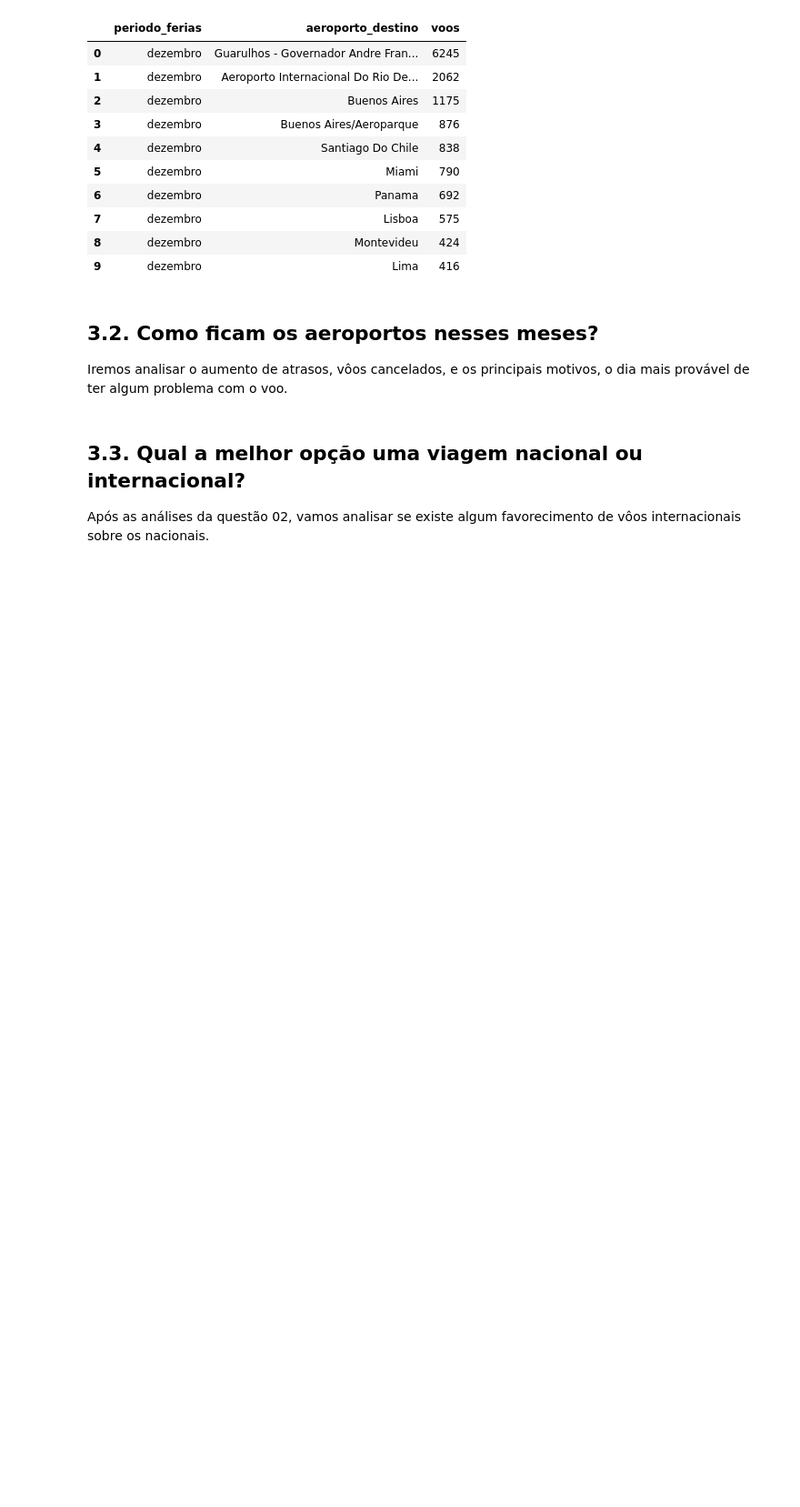
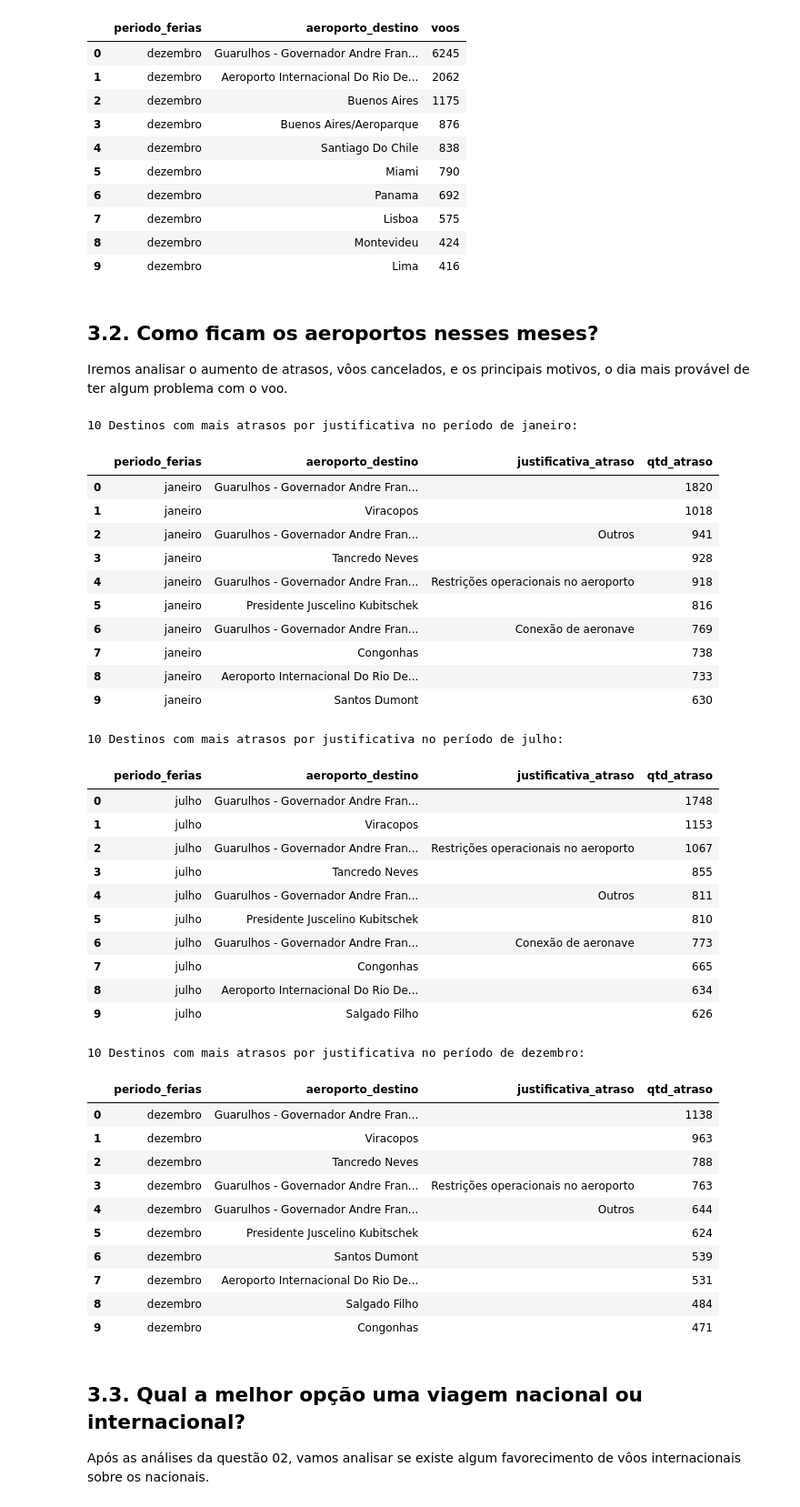
Before and after one commit to rderoncio/a3_bigdata_analisedados, a Jupyter notebook: A3/anac_análise_exploratória.ipynb, the cells around one changed output. Shown at 91% size. Saved outputs shown, nothing was run; the diff lists cells and outputs as text; code cells hidden in the pictures; blank space fills up the shorter version.

```diff
--- a/A3/anac_análise_exploratória.ipynb
+++ b/A3/anac_análise_exploratória.ipynb
@@ -275,7 +275,6 @@ Iremos analisar os principais destinos internacionais e nacionais e os períodos
 # %%
 #Dataframe
 voos_ferias = AnacVoos.dados[AnacVoos.dados['periodo_ferias'] != '']
-periodos = voos_ferias['periodo_ferias'].unique()
 
 voos_ferias_agg = voos_ferias.groupby(['codigo_tipo_linha', 'periodo_ferias']).agg(
     realizados_s_atraso=('situacao_voo', lambda x: (x == 'Realizado').sum()),
@@ -283,15 +282,7 @@ voos_ferias_agg = voos_ferias.groupby(['codigo_tipo_linha', 'periodo_ferias']).a
     cancelados=('situacao_voo', lambda x: (x == 'Cancelado').sum())
 ).reset_index()
 
-for periodo in periodos:
+for periodo in AnacVoos.periodo_ferias_distinct:
     df_query = voos_ferias_agg.query("periodo_ferias == @periodo").reset_index(drop=True)
-
-    Plot.periodo_ferias(
-        dataframe=df_query,
-        titulo=f"Destinos no período de {periodo}",
-        ylabel='Tipo de Voo',
-        legenda=["Realizados s/ Atraso", "Realizados c/ Atraso", "Cancelados"]
-        )
-
     display(df_query)
 # %% [output]
@@ -318,7 +319,7 @@ nacionais = voos_ferias[voos_ferias['codigo_tipo_linha'] == 'Nacional']\
     .groupby(['periodo_ferias', 'aeroporto_destino']).size()\
         .reset_index(name='voos')
 
-for periodo in periodos:
+for periodo in AnacVoos.periodo_ferias_distinct:
     print(f"10 Destinos nacionais mais procurados no período de {periodo}:")
     display(nacionais.query("periodo_ferias == @periodo").nlargest(10, 'voos').reset_index(drop=True))
     print()
@@ -369,7 +370,7 @@ internacionais = voos_ferias[voos_ferias['codigo_tipo_linha'] == 'Internacional'
     .groupby(['periodo_ferias', 'aeroporto_destino']).size()\
         .reset_index(name='voos')
 
-for periodo in periodos:
+for periodo in AnacVoos.periodo_ferias_distinct:
     print(f"10 Destinos internacionais mais procurados no período de {periodo}:")
     display(internacionais.query("periodo_ferias == @periodo").nlargest(10, 'voos').reset_index(drop=True))
     print()
@@ -420,3 +419,51 @@ Iremos analisar o aumento de atrasos, vôos cancelados, e os principais motivos,
+# %%
+#Dataframe voos em atraso justificativa
+
+atrasos = voos_ferias[voos_ferias['partida_atrasou'] == 'S'].groupby(['periodo_ferias','aeroporto_destino','justificativa_atraso'])\
+    .size().reset_index(name = 'qtd_atraso')\
+        .sort_values('qtd_atraso',ascending = False)
+
+for periodo in AnacVoos.periodo_ferias_distinct:
+    print(f"10 Destinos com mais atrasos por justificativa no período de {periodo}:")
+    display(atrasos.query("periodo_ferias == @periodo").nlargest(10, 'qtd_atraso').reset_index(drop=True))
+    print()
+# %% [output]
+10 Destinos com mais atrasos por justificativa no período de janeiro:
+|  | periodo_ferias | aeroporto_destino | justificativa_atraso | qtd_atraso |
+| 0 | janeiro | Guarulhos - Governador Andre Fran... |  | 1820 |
+| 1 | janeiro | Viracopos |  | 1018 |
+| 2 | janeiro | Guarulhos - Governador Andre Fran... | Outros | 941 |
+| 3 | janeiro | Tancredo Neves |  | 928 |
+| 4 | janeiro | Guarulhos - Governador Andre Fran... | Restrições operacionais no aeroporto | 918 |
+| 5 | janeiro | Presidente Juscelino Kubitschek |  | 816 |
+| 6 | janeiro | Guarulhos - Governador Andre Fran... | Conexão de aeronave | 769 |
+| 7 | janeiro | Congonhas |  | 738 |
+| 8 | janeiro | Aeroporto Internacional Do Rio De... |  | 733 |
+| 9 | janeiro | Santos Dumont |  | 630 |
+10 Destinos com mais atrasos por justificativa no período de julho:
+|  | periodo_ferias | aeroporto_destino | justificativa_atraso | qtd_atraso |
+| 0 | julho | Guarulhos - Governador Andre Fran... |  | 1748 |
+| 1 | julho | Viracopos |  | 1153 |
+| 2 | julho | Guarulhos - Governador Andre Fran... | Restrições operacionais no aeroporto | 1067 |
+| 3 | julho | Tancredo Neves |  | 855 |
+| 4 | julho | Guarulhos - Governador Andre Fran... | Outros | 811 |
+| 5 | julho | Presidente Juscelino Kubitschek |  | 810 |
+| 6 | julho | Guarulhos - Governador Andre Fran... | Conexão de aeronave | 773 |
+| 7 | julho | Congonhas |  | 665 |
+| 8 | julho | Aeroporto Internacional Do Rio De... |  | 634 |
+| 9 | julho | Salgado Filho |  | 626 |
+10 Destinos com mais atrasos por justificativa no período de dezembro:
+|  | periodo_ferias | aeroporto_destino | justificativa_atraso | qtd_atraso |
+| 0 | dezembro | Guarulhos - Governador Andre Fran... |  | 1138 |
+| 1 | dezembro | Viracopos |  | 963 |
+| 2 | dezembro | Tancredo Neves |  | 788 |
+| 3 | dezembro | Guarulhos - Governador Andre Fran... | Restrições operacionais no aeroporto | 763 |
+| 4 | dezembro | Guarulhos - Governador Andre Fran... | Outros | 644 |
+| 5 | dezembro | Presidente Juscelino Kubitschek |  | 624 |
+| 6 | dezembro | Santos Dumont |  | 539 |
+| 7 | dezembro | Aeroporto Internacional Do Rio De... |  | 531 |
+| 8 | dezembro | Salgado Filho |  | 484 |
+| 9 | dezembro | Congonhas |  | 471 |
 # %%
 #Plot
 # %% [markdown]
```
Also changed, not shown: parts of 10 cells of this notebook, 1 other file.
